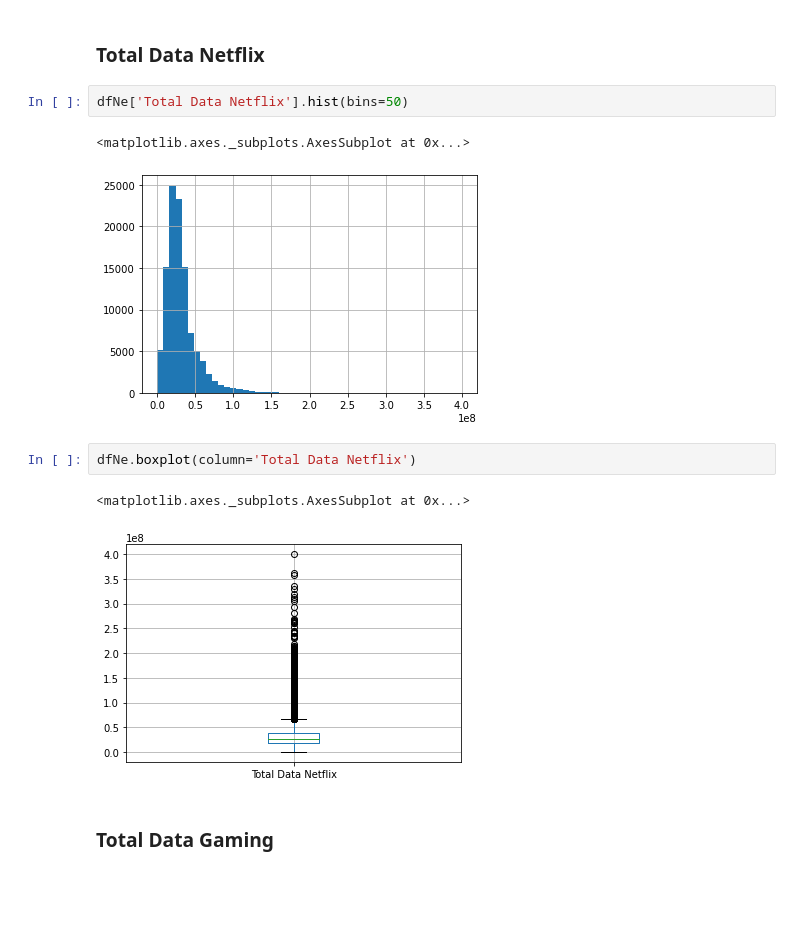
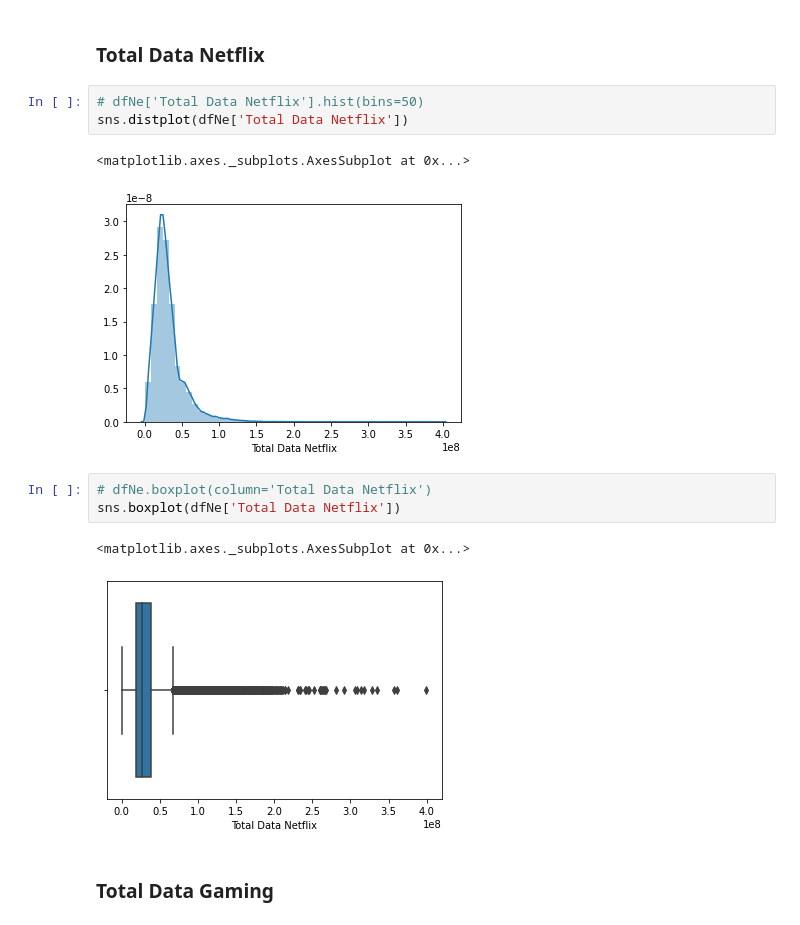
Before and after one commit to Jabor047/10acad, a Jupyter notebook: Week 2/week_2_solution.ipynb, the cells around one changed output. Cells and saved outputs as stored; diff of their text form; blank space fills up the shorter version.

```diff
--- a/Week 2/week_2_solution.ipynb
+++ b/Week 2/week_2_solution.ipynb
@@ -591,15 +599,17 @@ dfYo.boxplot(column='Total Data Youtube')
 # %% [markdown]
 ### Total Data Netflix
 # %%
-dfNe['Total Data Netflix'].hist(bins=50)
+# dfNe['Total Data Netflix'].hist(bins=50)
+sns.distplot(dfNe['Total Data Netflix'])
 # %% [output]
 <matplotlib.axes._subplots.AxesSubplot at 0x...>
-[figure, old version]
+[figure, new version]
 # %%
-dfNe.boxplot(column='Total Data Netflix')
+# dfNe.boxplot(column='Total Data Netflix')
+sns.boxplot(dfNe['Total Data Netflix'])
 # %% [output]
 <matplotlib.axes._subplots.AxesSubplot at 0x...>
-[figure, old version]
+[figure, new version]
 # %% [markdown]
 ### Total Data Gaming
 # %%
```
Also changed, not shown: parts of 54 cells of this notebook, 1 other file.
